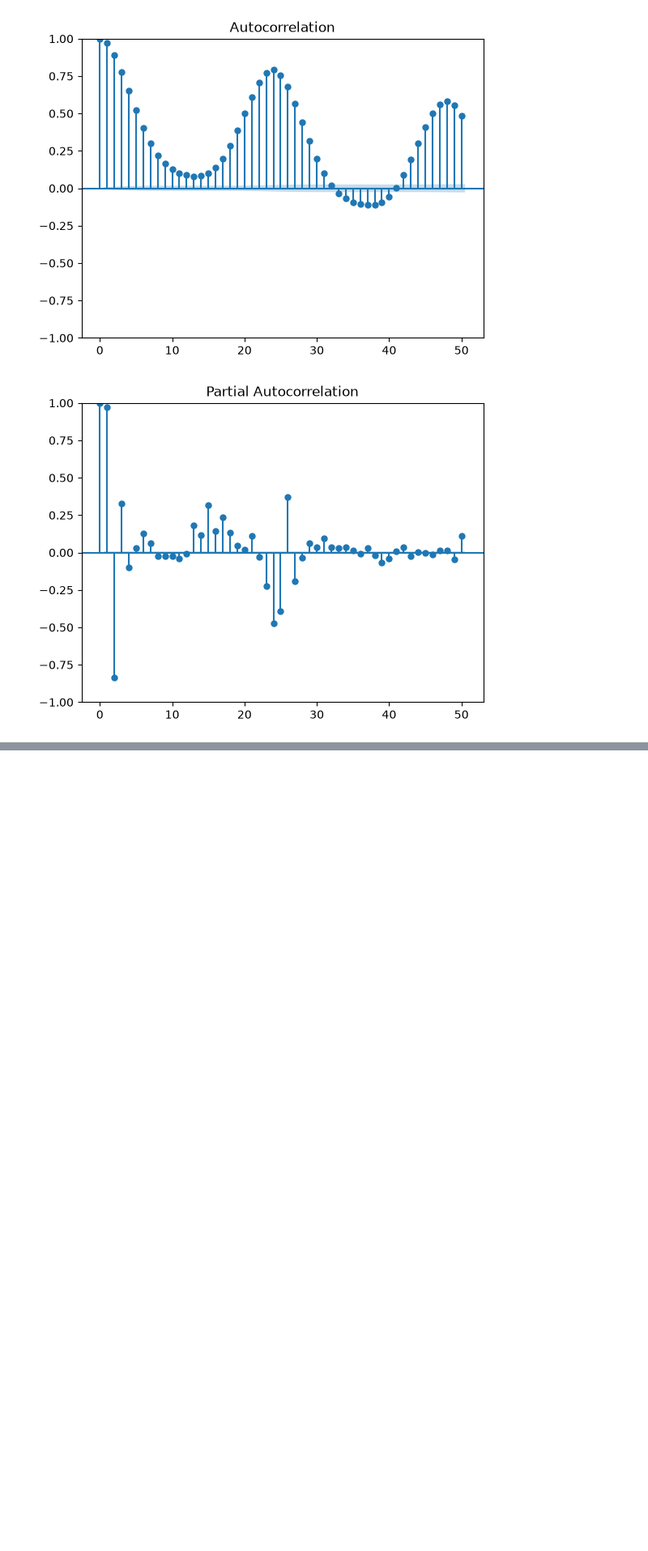
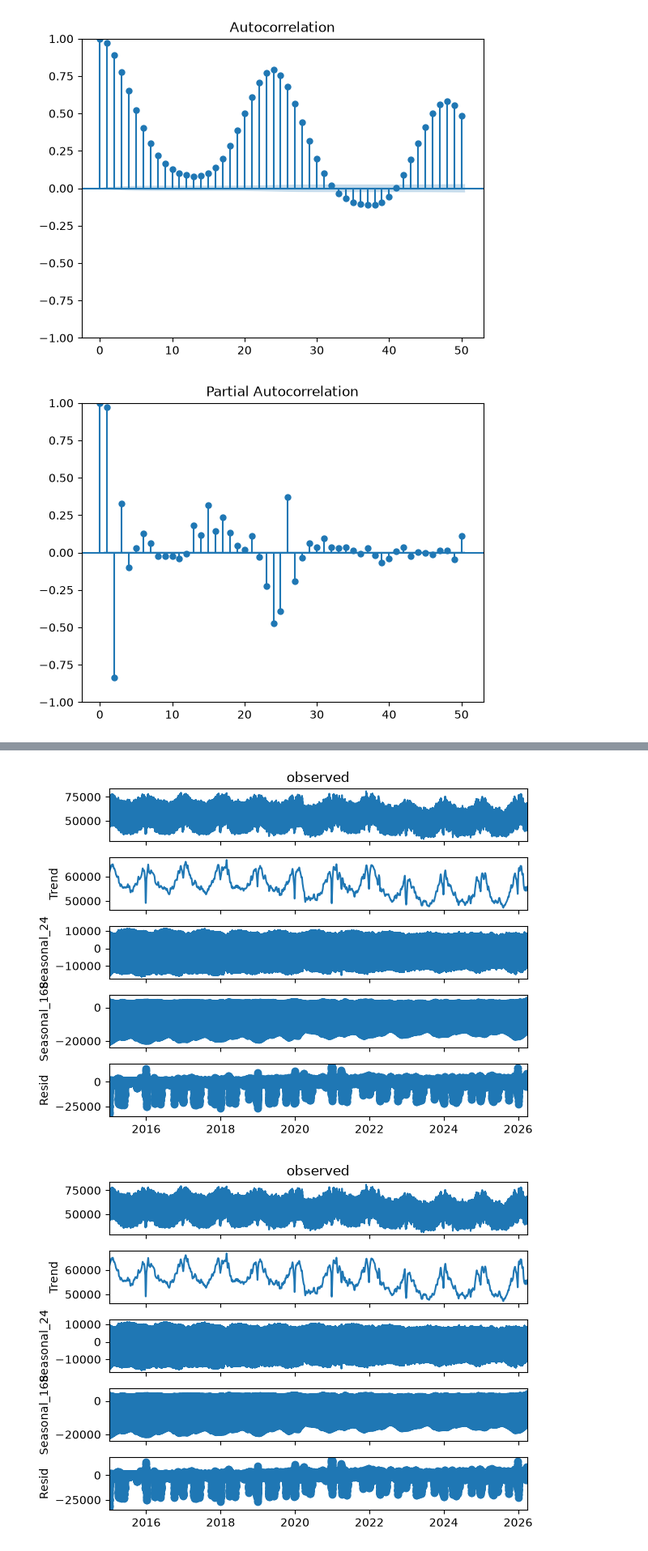
Before and after one commit to timo183/Time-Series-BA, a Jupyter notebook: eda/eda.ipynb, the cells around one changed output, grey strips where cells are left out. Shown at 81% size. Drawn from its saved outputs; the diff is of its cells as text; code cells hidden in the pictures; blank space fills up the shorter version.

```diff
--- a/eda/eda.ipynb
+++ b/eda/eda.ipynb
@@ -74,0 +104,13 @@ identifying_model_parameters(df["Value"])
+# %%
+from statsmodels.tsa.seasonal import MSTL
+
+result = MSTL(
+    df["Value"],
+    periods=(24, 168),
+    stl_kwargs={"robust": True},
+).fit()
+# %%
+result.plot()
+# %% [output]
+[figure, added]
+[figure, added]
```
Also changed, not shown: parts of 3 cells of this notebook, 5 other files.
